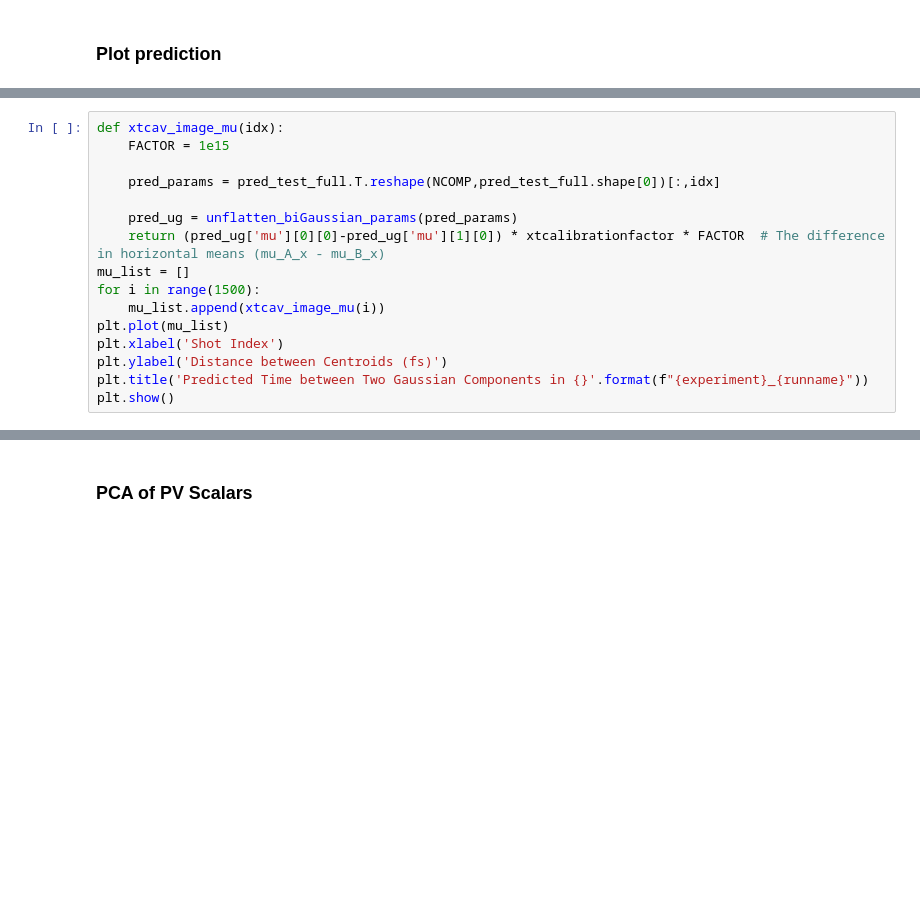
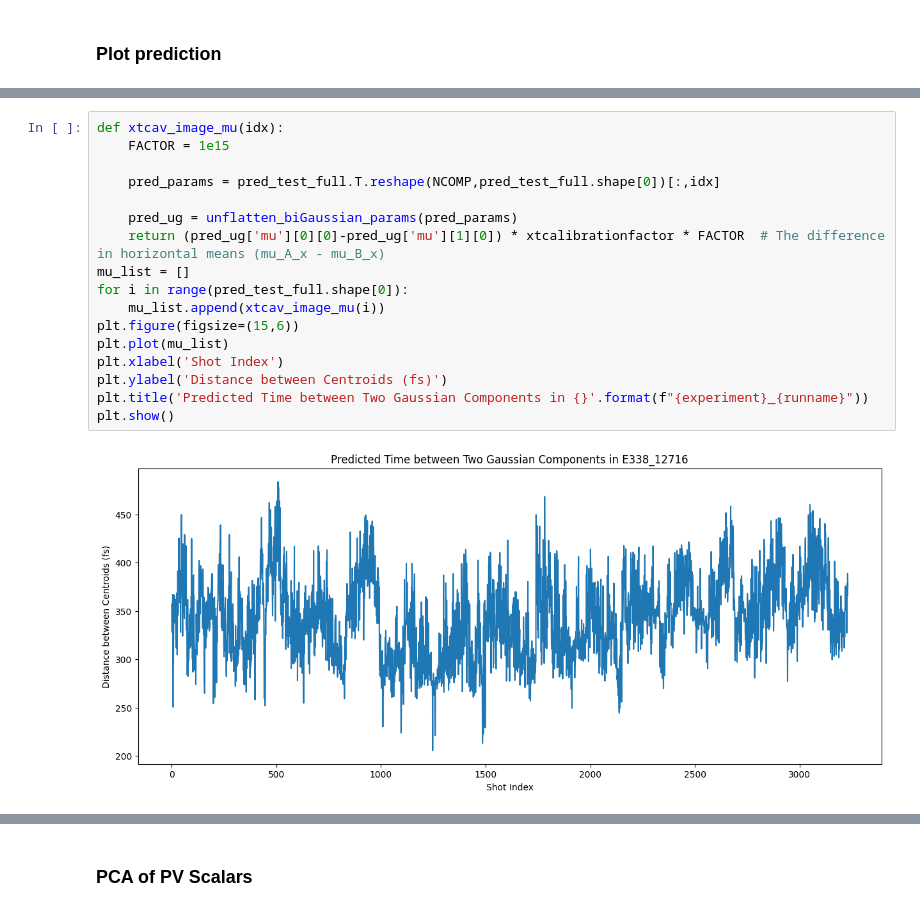
Before and after one commit to truewis/FACET-II-ML-diag, a Jupyter notebook: notebooks/workflow_walkthroughs/2D_LPS_model_GMM_Forest_test_without_comparison.ipynb, the cells around one changed output, grey strips where cells are left out. Cells and saved outputs as stored; diff of their text form; blank space fills up the shorter version.

```diff
--- a/notebooks/workflow_walkthroughs/2D_LPS_model_GMM_Forest_test_without_comparison.ipynb
+++ b/notebooks/workflow_walkthroughs/2D_LPS_model_GMM_Forest_test_without_comparison.ipynb
@@ -255,16 +271,19 @@ interact(plot_xtcav_image_pred_current, idx=IntSlider(min=0, max=pred_test_full.
 # %%
 def xtcav_image_mu(idx):
     FACTOR = 1e15
 
     pred_params = pred_test_full.T.reshape(NCOMP,pred_test_full.shape[0])[:,idx]
 
     pred_ug = unflatten_biGaussian_params(pred_params)
     return (pred_ug['mu'][0][0]-pred_ug['mu'][1][0]) * xtcalibrationfactor * FACTOR  # The difference in horizontal means (mu_A_x - mu_B_x)
 mu_list = []
-for i in range(1500):
+for i in range(pred_test_full.shape[0]):
     mu_list.append(xtcav_image_mu(i))
+plt.figure(figsize=(15,6))
 plt.plot(mu_list)
 plt.xlabel('Shot Index')
 plt.ylabel('Distance between Centroids (fs)')
 plt.title('Predicted Time between Two Gaussian Components in {}'.format(f"{experiment}_{runname}"))
 plt.show()
+# %% [output]
+[figure, added]
```
Also changed, not shown: parts of 23 cells of this notebook, 5 other files.
